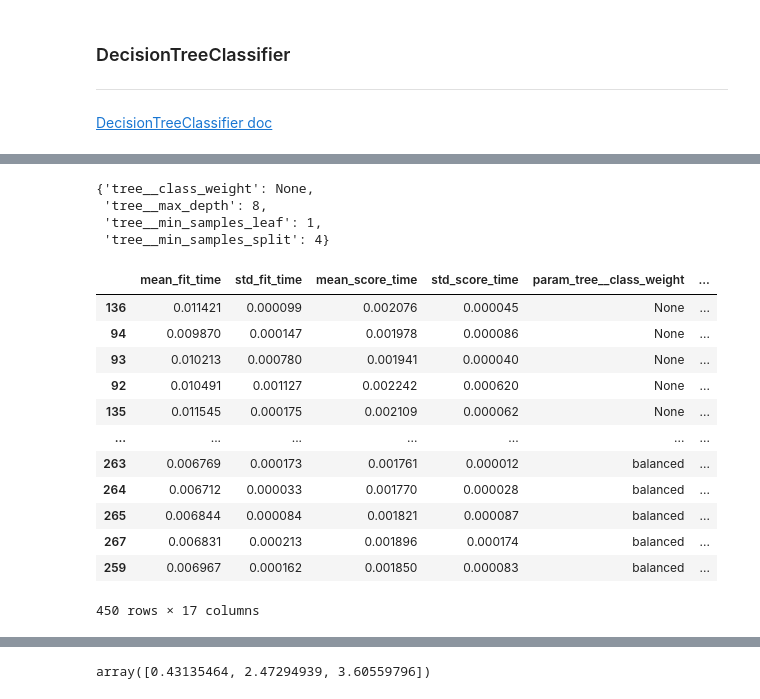
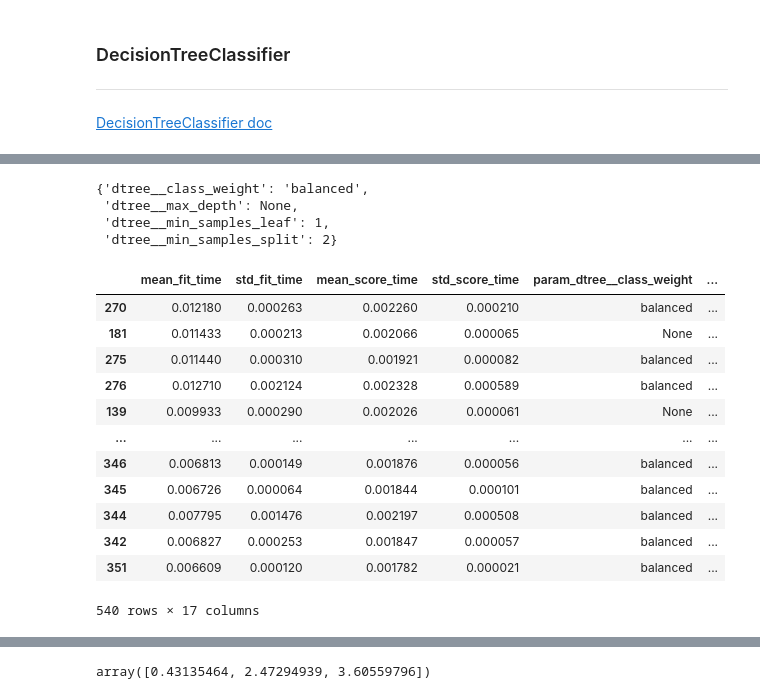
Before and after one commit to tassiluca/dia-project, a Jupyter notebook: fetal_health_classification.ipynb, the cells around one changed output, grey strips where cells are left out. Drawn from its saved outputs; the diff is of its cells as text; code cells hidden in the pictures.

```diff
--- a/fetal_health_classification.ipynb
+++ b/fetal_health_classification.ipynb
@@ -941,17 +944,17 @@ from sklearn.tree import export_text
 # %%
-tree_model = Pipeline([
+dtree_model = Pipeline([
     ("scaler", StandardScaler()),
-    ("tree", DecisionTreeClassifier(random_state=42))
+    ("dtree", DecisionTreeClassifier(random_state=42))
 ])
 # %%
 params_grid = {
-    "tree__max_depth": [2, 4, 6, 8, 10],
-    "tree__min_samples_leaf": np.arange(1, 10),
-    "tree__min_samples_split": np.arange(2, 12, 2),
-    "tree__class_weight": [None, "balanced"]
+    "dtree__max_depth": [None, 2, 4, 6, 8, 10],
+    "dtree__min_samples_leaf": np.arange(1, 10),
+    "dtree__min_samples_split": np.arange(2, 12, 2),
+    "dtree__class_weight": [None, "balanced"]
 }
 # %%
 %%time
-tree, tree_best_params, tree_ranking = \
-    get_tuned_model(tree_model, params_grid, X_train, y_train)
+dtree, dtree_best_params, dtree_ranking = \
+    get_tuned_model(dtree_model, params_grid, X_train, y_train)
 # %% [output]
@@ -960,24 +963,24 @@ Wall time: 29.2 s
-# %%
-tree_best_params
-# %% [output]
-{'tree__class_weight': None,
- 'tree__max_depth': 8,
- 'tree__min_samples_leaf': 1,
- 'tree__min_samples_split': 4}
-# %%
-tree_ranking
-# %% [output]
-|  | mean_fit_time | std_fit_time | mean_score_time | std_score_time | param_tree__class_weight | ... |
-| 136 | 0.011421 | 0.000099 | 0.002076 | 0.000045 | None | ... |
-| 94 | 0.009870 | 0.000147 | 0.001978 | 0.000086 | None | ... |
-| 93 | 0.010213 | 0.000780 | 0.001941 | 0.000040 | None | ... |
-| 92 | 0.010491 | 0.001127 | 0.002242 | 0.000620 | None | ... |
-| 135 | 0.011545 | 0.000175 | 0.002109 | 0.000062 | None | ... |
-| ... | ... | ... | ... | ... | ... | ... |
-| 263 | 0.006769 | 0.000173 | 0.001761 | 0.000012 | balanced | ... |
-| 264 | 0.006712 | 0.000033 | 0.001770 | 0.000028 | balanced | ... |
-| 265 | 0.006844 | 0.000084 | 0.001821 | 0.000087 | balanced | ... |
-| 267 | 0.006831 | 0.000213 | 0.001896 | 0.000174 | balanced | ... |
-| 259 | 0.006967 | 0.000162 | 0.001850 | 0.000083 | balanced | ... |
-450 rows × 17 columns
+# %%
+dtree_best_params
+# %% [output]
+{'dtree__class_weight': 'balanced',
+ 'dtree__max_depth': None,
+ 'dtree__min_samples_leaf': 1,
+ 'dtree__min_samples_split': 2}
+# %%
+dtree_ranking
+# %% [output]
+|  | mean_fit_time | std_fit_time | mean_score_time | std_score_time | param_dtree__class_weight | ... |
+| 270 | 0.012180 | 0.000263 | 0.002260 | 0.000210 | balanced | ... |
+| 181 | 0.011433 | 0.000213 | 0.002066 | 0.000065 | None | ... |
+| 275 | 0.011440 | 0.000310 | 0.001921 | 0.000082 | balanced | ... |
+| 276 | 0.012710 | 0.002124 | 0.002328 | 0.000589 | balanced | ... |
+| 139 | 0.009933 | 0.000290 | 0.002026 | 0.000061 | None | ... |
+| ... | ... | ... | ... | ... | ... | ... |
+| 346 | 0.006813 | 0.000149 | 0.001876 | 0.000056 | balanced | ... |
+| 345 | 0.006726 | 0.000064 | 0.001844 | 0.000101 | balanced | ... |
+| 344 | 0.007795 | 0.001476 | 0.002197 | 0.000508 | balanced | ... |
+| 342 | 0.006827 | 0.000253 | 0.001847 | 0.000057 | balanced | ... |
+| 351 | 0.006609 | 0.000120 | 0.001782 | 0.000021 | balanced | ... |
+540 rows × 17 columns
 # %%
```
Also changed, not shown: parts of 48 cells of this notebook.
